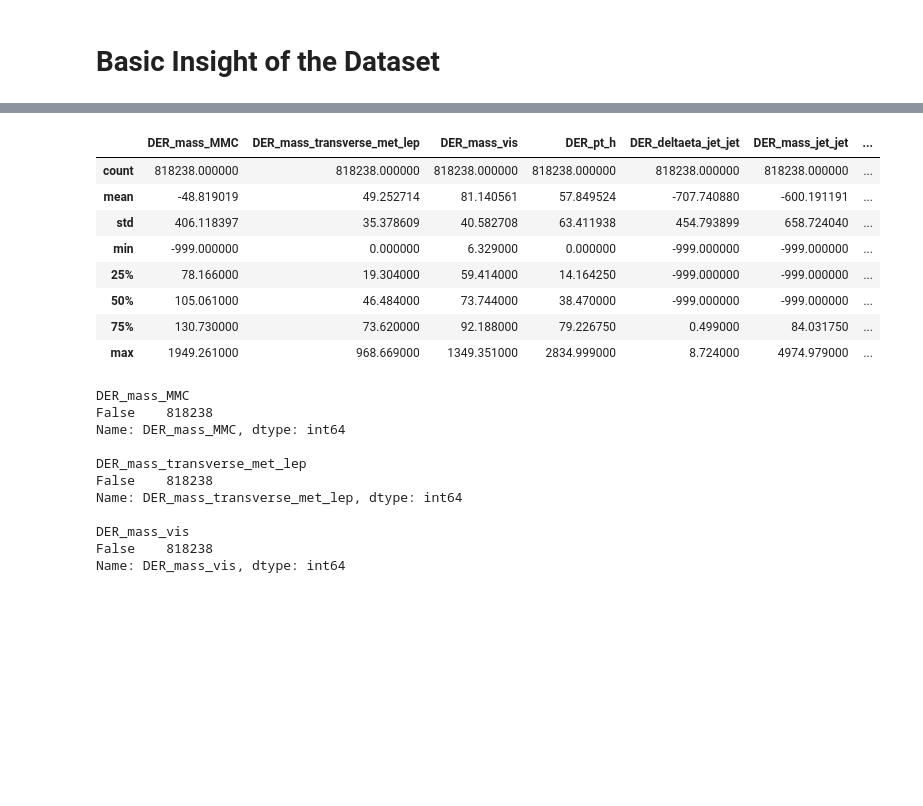
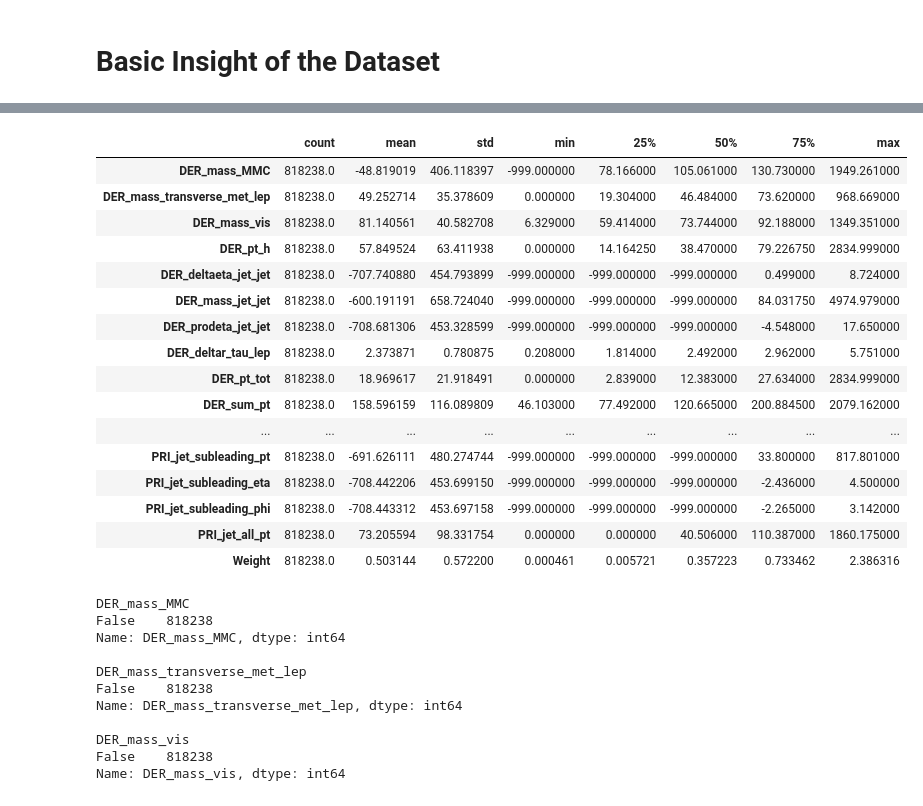
Before and after one commit to Brighton94/higgs-boson-machine-learning-project, a Jupyter notebook: atlas_higgs_challenge.ipynb, the cells around one changed output, grey strips where cells are left out. Saved outputs shown, nothing was run; the diff lists cells and outputs as text; code cells hidden in the pictures; blank space fills up the shorter version.

```diff
--- a/atlas_higgs_challenge.ipynb
+++ b/atlas_higgs_challenge.ipynb
@@ -160,17 +166,25 @@ Weight                         float64
 Label                           object
 dtype: object
 # %%
-df.describe()
+df.describe().T
 # %% [output]
-|  | DER_mass_MMC | DER_mass_transverse_met_lep | DER_mass_vis | DER_pt_h | DER_deltaeta_jet_jet | DER_mass_jet_jet | ... |
-| count | 818238.000000 | 818238.000000 | 818238.000000 | 818238.000000 | 818238.000000 | 818238.000000 | ... |
-| mean | -48.819019 | 49.252714 | 81.140561 | 57.849524 | -707.740880 | -600.191191 | ... |
-| std | 406.118397 | 35.378609 | 40.582708 | 63.411938 | 454.793899 | 658.724040 | ... |
-| min | -999.000000 | 0.000000 | 6.329000 | 0.000000 | -999.000000 | -999.000000 | ... |
-| 25% | 78.166000 | 19.304000 | 59.414000 | 14.164250 | -999.000000 | -999.000000 | ... |
-| 50% | 105.061000 | 46.484000 | 73.744000 | 38.470000 | -999.000000 | -999.000000 | ... |
-| 75% | 130.730000 | 73.620000 | 92.188000 | 79.226750 | 0.499000 | 84.031750 | ... |
-| max | 1949.261000 | 968.669000 | 1349.351000 | 2834.999000 | 8.724000 | 4974.979000 | ... |
+|  | count | mean | std | min | 25% | 50% | 75% | max |
+| DER_mass_MMC | 818238.0 | -48.819019 | 406.118397 | -999.000000 | 78.166000 | 105.061000 | 130.730000 | 1949.261000 |
+| DER_mass_transverse_met_lep | 818238.0 | 49.252714 | 35.378609 | 0.000000 | 19.304000 | 46.484000 | 73.620000 | 968.669000 |
+| DER_mass_vis | 818238.0 | 81.140561 | 40.582708 | 6.329000 | 59.414000 | 73.744000 | 92.188000 | 1349.351000 |
+| DER_pt_h | 818238.0 | 57.849524 | 63.411938 | 0.000000 | 14.164250 | 38.470000 | 79.226750 | 2834.999000 |
+| DER_deltaeta_jet_jet | 818238.0 | -707.740880 | 454.793899 | -999.000000 | -999.000000 | -999.000000 | 0.499000 | 8.724000 |
+| DER_mass_jet_jet | 818238.0 | -600.191191 | 658.724040 | -999.000000 | -999.000000 | -999.000000 | 84.031750 | 4974.979000 |
+| DER_prodeta_jet_jet | 818238.0 | -708.681306 | 453.328599 | -999.000000 | -999.000000 | -999.000000 | -4.548000 | 17.650000 |
+| DER_deltar_tau_lep | 818238.0 | 2.373871 | 0.780875 | 0.208000 | 1.814000 | 2.492000 | 2.962000 | 5.751000 |
+| DER_pt_tot | 818238.0 | 18.969617 | 21.918491 | 0.000000 | 2.839000 | 12.383000 | 27.634000 | 2834.999000 |
+| DER_sum_pt | 818238.0 | 158.596159 | 116.089809 | 46.103000 | 77.492000 | 120.665000 | 200.884500 | 2079.162000 |
+| ... | ... | ... | ... | ... | ... | ... | ... | ... |
+| PRI_jet_subleading_pt | 818238.0 | -691.626111 | 480.274744 | -999.000000 | -999.000000 | -999.000000 | 33.800000 | 817.801000 |
+| PRI_jet_subleading_eta | 818238.0 | -708.442206 | 453.699150 | -999.000000 | -999.000000 | -999.000000 | -2.436000 | 4.500000 |
+| PRI_jet_subleading_phi | 818238.0 | -708.443312 | 453.697158 | -999.000000 | -999.000000 | -999.000000 | -2.265000 | 3.142000 |
+| PRI_jet_all_pt | 818238.0 | 73.205594 | 98.331754 | 0.000000 | 0.000000 | 40.506000 | 110.387000 | 1860.175000 |
+| Weight | 818238.0 | 0.503144 | 0.572200 | 0.000461 | 0.005721 | 0.357223 | 0.733462 | 2.386316 |
 # %%
 #df.info
 # %%
```
Also changed, not shown: parts of 45 cells of this notebook.
